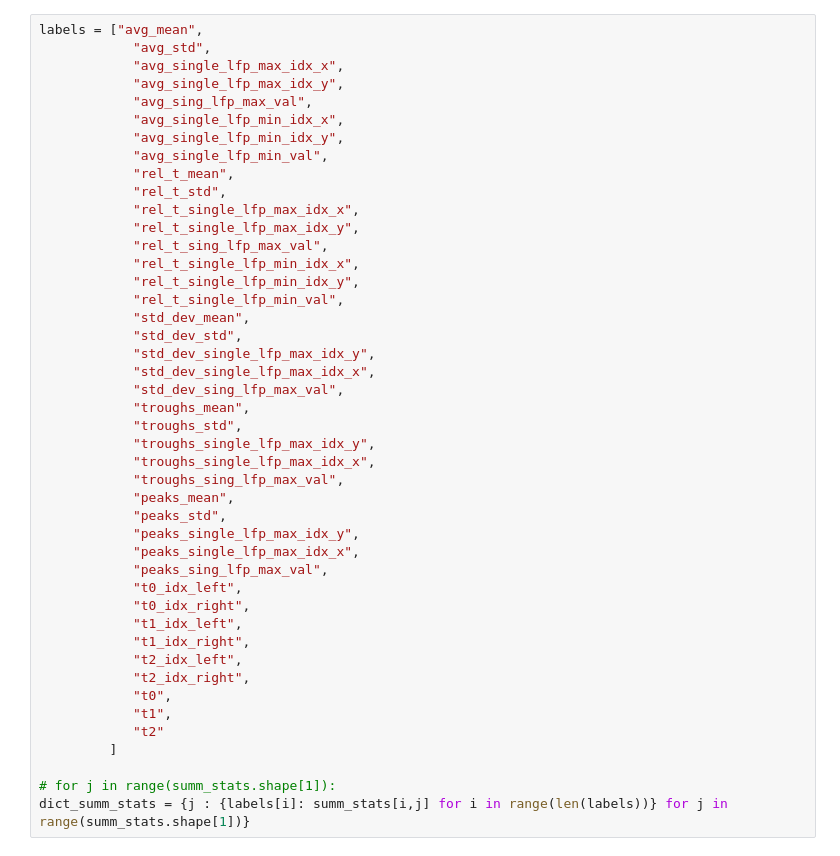
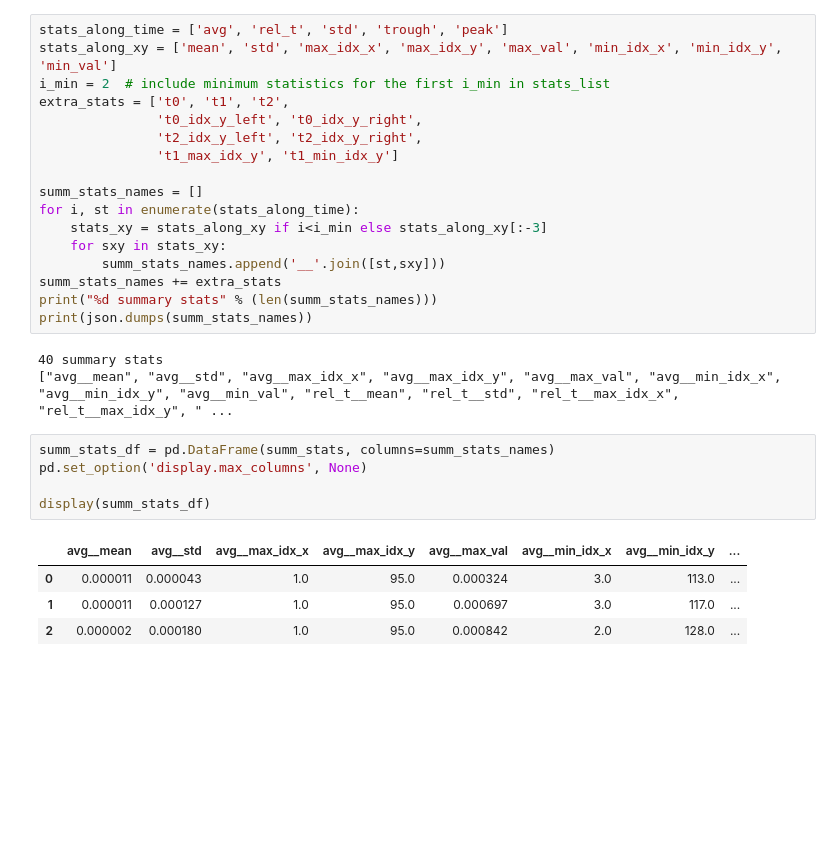
Before and after one commit to chenziao/Stylized-Cell-Inference, a Jupyter notebook: summary_stat_verification.ipynb, the cells around one changed output. Drawn from its saved outputs; the diff is of its cells as text; blank space fills up the shorter version.

Commit message:
Update summary_stat_verification. Update summary stats calculation function.

```diff
--- a/summary_stat_verification.ipynb
+++ b/summary_stat_verification.ipynb
@@ -240,45 +315,30 @@ summ_stats = np.stack(summ_stats, axis=-1)
+# %%
+stats_along_time = ['avg', 'rel_t', 'std', 'trough', 'peak']
+stats_along_xy = ['mean', 'std', 'max_idx_x', 'max_idx_y', 'max_val', 'min_idx_x', 'min_idx_y', 'min_val']
+i_min = 2  # include minimum statistics for the first i_min in stats_list
+extra_stats = ['t0', 't1', 't2',
+               't0_idx_y_left', 't0_idx_y_right',
+               't2_idx_y_left', 't2_idx_y_right',
+               't1_max_idx_y', 't1_min_idx_y']
+
+summ_stats_names = []
+for i, st in enumerate(stats_along_time):
+    stats_xy = stats_along_xy if i<i_min else stats_along_xy[:-3]
+    for sxy in stats_xy:
+        summ_stats_names.append('__'.join([st,sxy]))
+summ_stats_names += extra_stats
+print("%d summary stats" % (len(summ_stats_names)))
+print(json.dumps(summ_stats_names))
+# %% [output]
+40 summary stats
+["avg__mean", "avg__std", "avg__max_idx_x", "avg__max_idx_y", "avg__max_val", "avg__min_idx_x", "avg__min_idx_y", "avg__min_val", "rel_t__mean", "rel_t__std", "rel_t__max_idx_x", "rel_t__max_idx_y", " ...
 # %%
-labels = ["avg_mean",
-            "avg_std",
-            "avg_single_lfp_max_idx_x",
-            "avg_single_lfp_max_idx_y",
-            "avg_sing_lfp_max_val",
-            "avg_single_lfp_min_idx_x",
-            "avg_single_lfp_min_idx_y",
-            "avg_single_lfp_min_val",
-            "rel_t_mean",
-            "rel_t_std",
-            "rel_t_single_lfp_max_idx_x",
-            "rel_t_single_lfp_max_idx_y",
-            "rel_t_sing_lfp_max_val",
-            "rel_t_single_lfp_min_idx_x",
-            "rel_t_single_lfp_min_idx_y",
-            "rel_t_single_lfp_min_val",
-            "std_dev_mean",
-            "std_dev_std",
-            "std_dev_single_lfp_max_idx_y",
-            "std_dev_single_lfp_max_idx_x",
-            "std_dev_sing_lfp_max_val",
-            "troughs_mean",
-            "troughs_std",
-            "troughs_single_lfp_max_idx_y",
-            "troughs_single_lfp_max_idx_x",
-            "troughs_sing_lfp_max_val",
-            "peaks_mean",
-            "peaks_std",
-            "peaks_single_lfp_max_idx_y",
-            "peaks_single_lfp_max_idx_x",
-            "peaks_sing_lfp_max_val",
-            "t0_idx_left",
-            "t0_idx_right",
-            "t1_idx_left",
-            "t1_idx_right",
-            "t2_idx_left",
-            "t2_idx_right",
-            "t0",
-            "t1",
-            "t2"
-         ]
+summ_stats_df = pd.DataFrame(summ_stats, columns=summ_stats_names)
+pd.set_option('display.max_columns', None)
 
-# for j in range(summ_stats.shape[1]):
-dict_summ_stats = {j : {labels[i]: summ_stats[i,j] for i in range(len(labels))} for j in range(summ_stats.shape[1])}
+display(summ_stats_df)
+# %% [output]
+|  | avg__mean | avg__std | avg__max_idx_x | avg__max_idx_y | avg__max_val | avg__min_idx_x | avg__min_idx_y | ... |
+| 0 | 0.000011 | 0.000043 | 1.0 | 95.0 | 0.000324 | 3.0 | 113.0 | ... |
+| 1 | 0.000011 | 0.000127 | 1.0 | 95.0 | 0.000697 | 3.0 | 117.0 | ... |
+| 2 | 0.000002 | 0.000180 | 1.0 | 95.0 | 0.000842 | 2.0 | 128.0 | ... |
```
Also changed, not shown: parts of 29 cells of this notebook, 3 other files.
